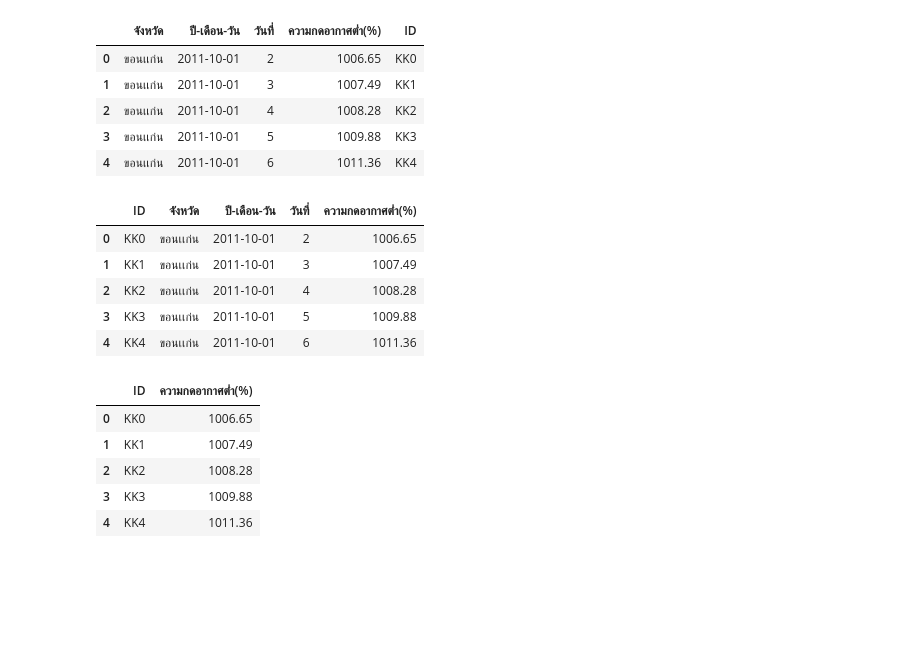
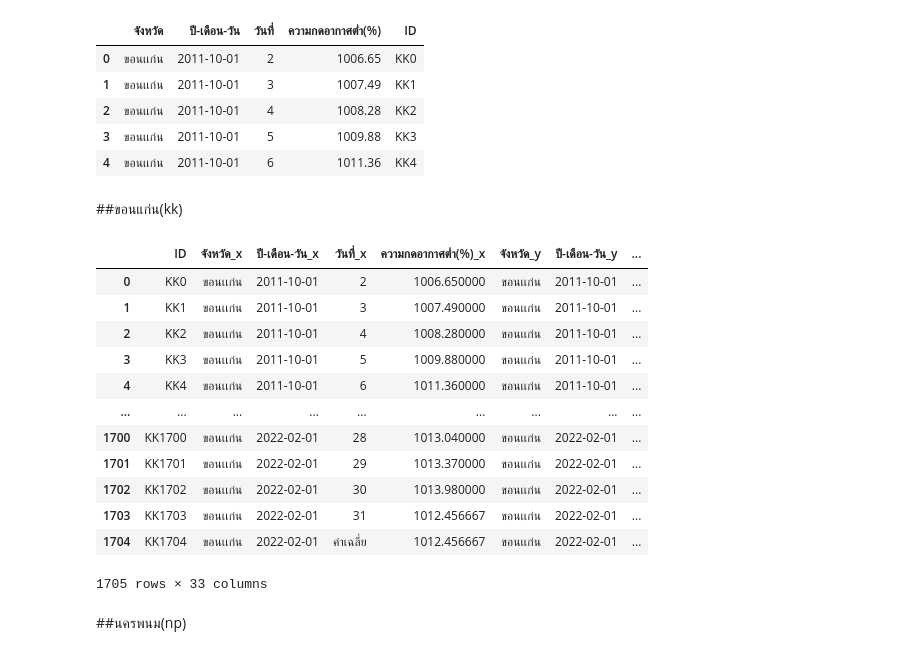
Before and after one commit to Wipada6430205202/BSC_DPDM23, a Jupyter notebook: midterm_bscdpdm23.ipynb, the cells around one changed output. Saved outputs shown, nothing was run; the diff lists cells and outputs as text; code cells hidden in the pictures; blank space fills up the shorter version.

```diff
--- a/midterm_bscdpdm23.ipynb
+++ b/midterm_bscdpdm23.ipynb
@@ -3258,20 +3225,49 @@ kk_pressure1 = kk_pressure1[['ID'] + [col for col in kk_pressure1.columns if col
-# %%
-kk_pressure1.head()
-# %% [output]
-|  | ID | จังหวัด | ปี-เดือน-วัน | วันที่ | ความกดอากาศต่ำ(%) |
-| 0 | KK0 | ขอนเเก่น | 2011-10-01 | 2 | 1006.65 |
-| 1 | KK1 | ขอนเเก่น | 2011-10-01 | 3 | 1007.49 |
-| 2 | KK2 | ขอนเเก่น | 2011-10-01 | 4 | 1008.28 |
-| 3 | KK3 | ขอนเเก่น | 2011-10-01 | 5 | 1009.88 |
-| 4 | KK4 | ขอนเเก่น | 2011-10-01 | 6 | 1011.36 |
-# %%
-kk_pressure1 = kk_pressure1[['ID', 'ความกดอากาศต่ำ(%)']]
-# %%
-kk_pressure1.head()
-# %% [output]
-|  | ID | ความกดอากาศต่ำ(%) |
-| 0 | KK0 | 1006.65 |
-| 1 | KK1 | 1007.49 |
-| 2 | KK2 | 1008.28 |
-| 3 | KK3 | 1009.88 |
-| 4 | KK4 | 1011.36 |
+# %% [markdown]
+##ขอนแก่น(kk)
+# %%
+kk_pressure1['ID'] = ["KK{}".format(i) for i in range(len(kk_pressure1['ปี-เดือน-วัน']))]
+kk_pressure1 = kk_pressure1[['ID'] + [col for col in kk_pressure1.columns if col != 'ID']]
+
+kk_humidity1['ID'] = ["KK{}".format(i) for i in range(len(kk_humidity1['ปี-เดือน-วัน']))]
+kk_humidity1 = kk_humidity1[['ID'] + [col for col in kk_humidity1.columns if col != 'ID']]
+
+kk_rf1['ID'] = ["KK{}".format(i) for i in range(len(kk_rf1['ปี-เดือน-วัน']))]
+kk_rf1 = kk_rf1[['ID'] + [col for col in kk_rf1.columns if col != 'ID']]
+
+kk_dp1['ID'] = ["KK{}".format(i) for i in range(len(kk_dp1['ปี-เดือน-วัน']))]
+kk_dp1 = kk_dp1[['ID'] + [col for col in kk_dp1.columns if col != 'ID']]
+
+kk_db1['ID'] = ["KK{}".format(i) for i in range(len(kk_db1['ปี-เดือน-วัน']))]
+kk_db1 = kk_db1[['ID'] + [col for col in kk_db1.columns if col != 'ID']]
+
+kk_MinD1['ID'] = ["KK{}".format(i) for i in range(len(kk_MinD1['ปี-เดือน-วัน']))]
+kk_MinD1 = kk_MinD1[['ID'] + [col for col in kk_MinD1.columns if col != 'ID']]
+
+kk_wind1['ID'] = ["KK{}".format(i) for i in range(len(kk_wind1['ปี-เดือน-วัน']))]
+kk_wind1 = kk_wind1[['ID'] + [col for col in kk_wind1.columns if col != 'ID']]
+# %%
+merged_kk = pd.merge(kk_pressure1, kk_humidity1,on='ID')
+merged_kk1 =  pd.merge(merged_kk_pressure , kk_rf1,on='ID')
+merged_kk2 =  pd.merge(merged_kk_pressure1 , kk_dp1,on='ID')
+merged_kk3 =  pd.merge(merged_kk_pressure2 , kk_db1,on='ID')
+merged_kk4 =  pd.merge(merged_kk_pressure3 , kk_dp1,on='ID')
+merged_kk5 =  pd.merge(merged_kk_pressure4 , kk_MinD1,on='ID')
+merged_kk6 =  pd.merge(merged_kk_pressure5 , kk_wind1,on='ID')
+
+merged_kk6
+# %% [output]
+|  | ID | จังหวัด_x | ปี-เดือน-วัน_x | วันที่_x | ความกดอากาศต่ำ(%)_x | จังหวัด_y | ปี-เดือน-วัน_y | ... |
+| 0 | KK0 | ขอนเเก่น | 2011-10-01 | 2 | 1006.650000 | ขอนเเก่น | 2011-10-01 | ... |
+| 1 | KK1 | ขอนเเก่น | 2011-10-01 | 3 | 1007.490000 | ขอนเเก่น | 2011-10-01 | ... |
+| 2 | KK2 | ขอนเเก่น | 2011-10-01 | 4 | 1008.280000 | ขอนเเก่น | 2011-10-01 | ... |
+| 3 | KK3 | ขอนเเก่น | 2011-10-01 | 5 | 1009.880000 | ขอนเเก่น | 2011-10-01 | ... |
+| 4 | KK4 | ขอนเเก่น | 2011-10-01 | 6 | 1011.360000 | ขอนเเก่น | 2011-10-01 | ... |
+| ... | ... | ... | ... | ... | ... | ... | ... | ... |
+| 1700 | KK1700 | ขอนเเก่น | 2022-02-01 | 28 | 1013.040000 | ขอนเเก่น | 2022-02-01 | ... |
+| 1701 | KK1701 | ขอนเเก่น | 2022-02-01 | 29 | 1013.370000 | ขอนเเก่น | 2022-02-01 | ... |
+| 1702 | KK1702 | ขอนเเก่น | 2022-02-01 | 30 | 1013.980000 | ขอนเเก่น | 2022-02-01 | ... |
+| 1703 | KK1703 | ขอนเเก่น | 2022-02-01 | 31 | 1012.456667 | ขอนเเก่น | 2022-02-01 | ... |
+| 1704 | KK1704 | ขอนเเก่น | 2022-02-01 | ค่าเฉลี่ย | 1012.456667 | ขอนเเก่น | 2022-02-01 | ... |
+1705 rows × 33 columns
+# %% [markdown]
+##นครพนม(np)
```
Also changed, not shown: parts of 14 cells of this notebook.
